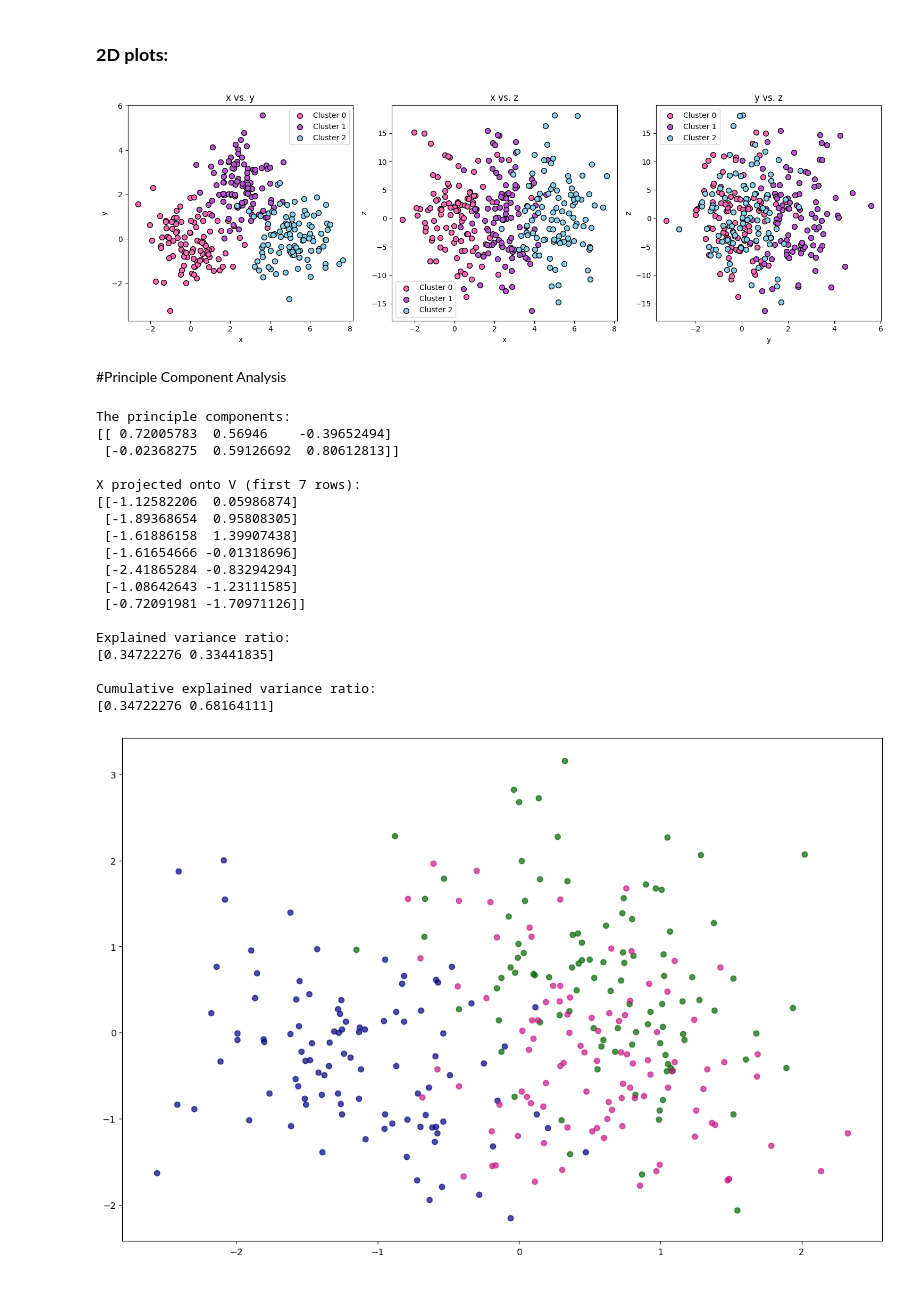
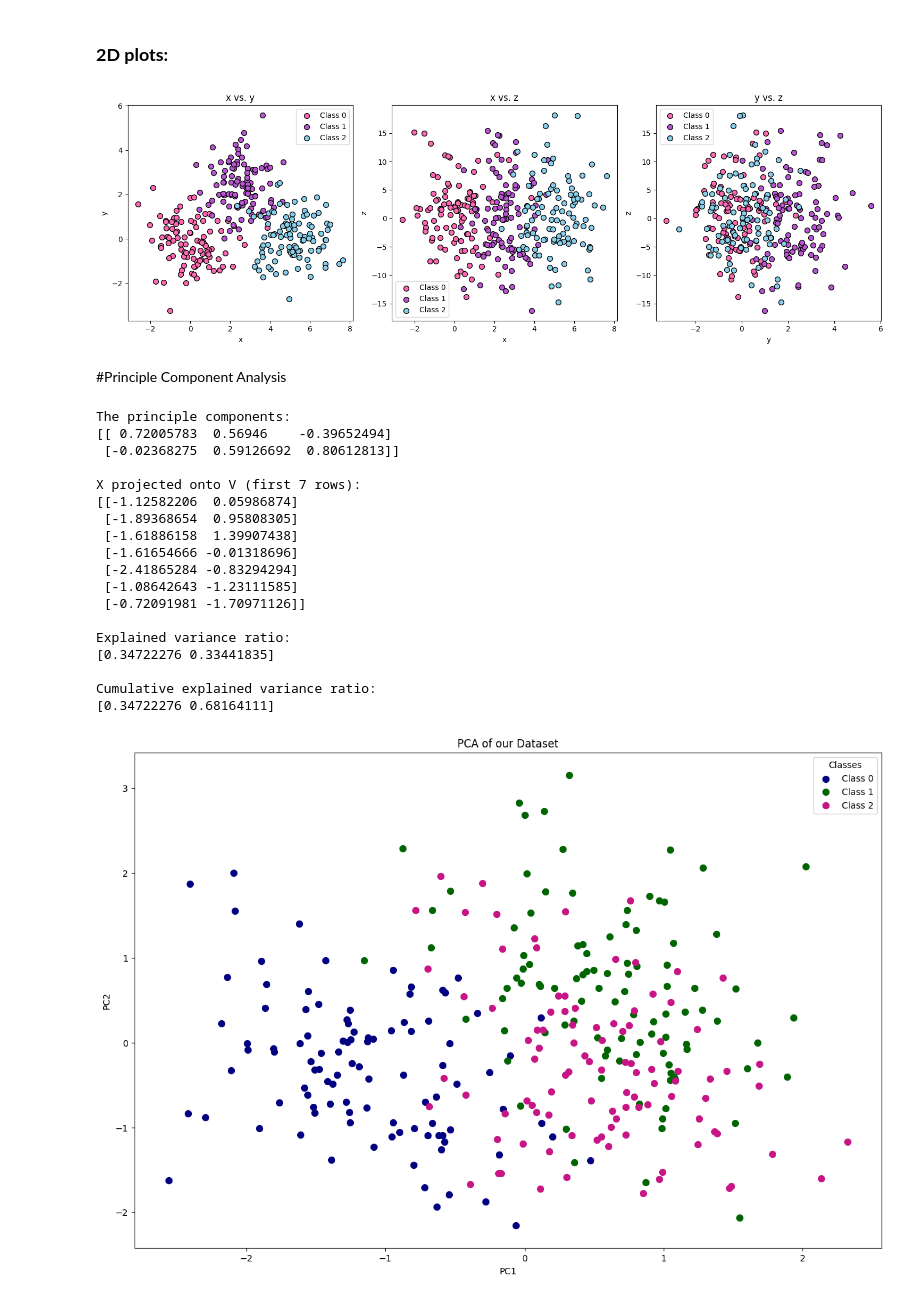
Before and after one commit to ewapajak/ML, a Jupyter notebook: homework1_PCA.ipynb, the cells around one changed output. Cells and saved outputs as stored; diff of their text form; code cells hidden in the pictures.

```diff
--- a/homework1_PCA.ipynb
+++ b/homework1_PCA.ipynb
@@ -84,9 +84,9 @@ colors2 ={"0" : "hotpink", "1" : "mediumorchid", "2" : "skyblue"}
 pairs = [('x', 'y'), ('x', 'z'), ('y', 'z')]
 
 for i, (x_ax, y_ax) in enumerate(pairs):
-  for cluser in df['class'].unique():
-    cluster_data = df[df['class'] == cluser]
-    axes[i].scatter(cluster_data[x_ax], cluster_data[y_ax], color=colors2[str(cluser)], label=f'Cluster {cluser}', s = 50, edgecolors= 'k')
+  for cluster in df['class'].unique():
+    cluster_data = df[df['class'] == cluster]
+    axes[i].scatter(cluster_data[x_ax], cluster_data[y_ax], color=colors2[str(cluster)], label=f'Class {cluster}', s = 50, edgecolors= 'k')
 
   axes[i].set_xlabel(x_ax)
   axes[i].set_ylabel(y_ax)
@@ -97,7 +97,7 @@ for i, (x_ax, y_ax) in enumerate(pairs):
 plt.tight_layout()
 plt.show()
 # %% [output]
-[figure, old version]
+[figure, new version]
 # %% [markdown]
 #Principle Component Analysis
 # %%
@@ -123,32 +123,40 @@ print(pca.explained_variance_ratio_)
 
 
 print("\nCumulative explained variance ratio:")
 print(np.cumsum(pca.explained_variance_ratio_))
 
 
 colors3 ={"0" : "hotpink", "1" : "mediumorchid", "2" : "skyblue"}
 
 plt.figure(figsize = (15,10))
 for cluster in np.unique(y):
     plt.scatter(XV[y == cluster, 0], XV[y == cluster, 1],
-                color=colors[str(cluster)], label=f'Cluster {cluster}', alpha=0.7)
+                color=colors[str(cluster)], label=f'Class {cluster}', s = 50)
+
+
+
+plt.title("PCA of our Dataset")
+plt.legend(title = 'Classes')
+plt.xlabel('PC1')
+plt.ylabel('PC2')
+plt.show()
 # %% [output]
 The principle components:
 [[ 0.72005783  0.56946    -0.39652494]
  [-0.02368275  0.59126692  0.80612813]]
 
 X projected onto V (first 7 rows):
 [[-1.12582206  0.05986874]
  [-1.89368654  0.95808305]
  [-1.61886158  1.39907438]
  [-1.61654666 -0.01318696]
  [-2.41865284 -0.83294294]
  [-1.08642643 -1.23111585]
  [-0.72091981 -1.70971126]]
 
 Explained variance ratio:
 [0.34722276 0.33441835]
 
 Cumulative explained variance ratio:
 [0.34722276 0.68164111]
-[figure, old version]
+[figure, new version]
```
